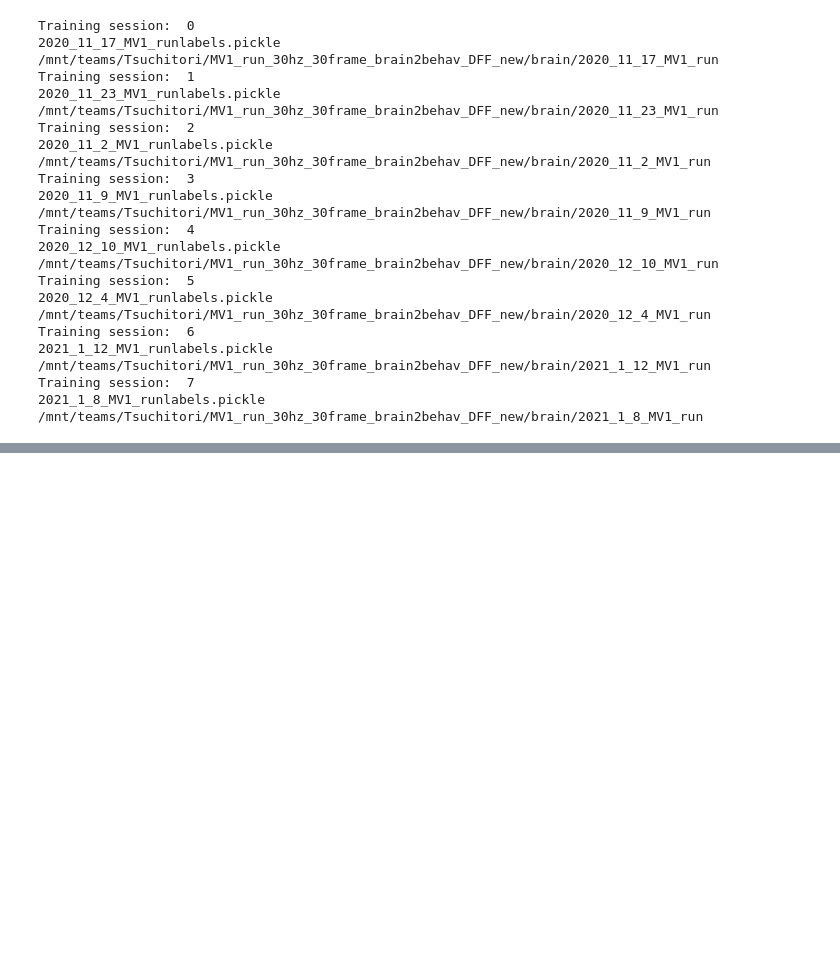
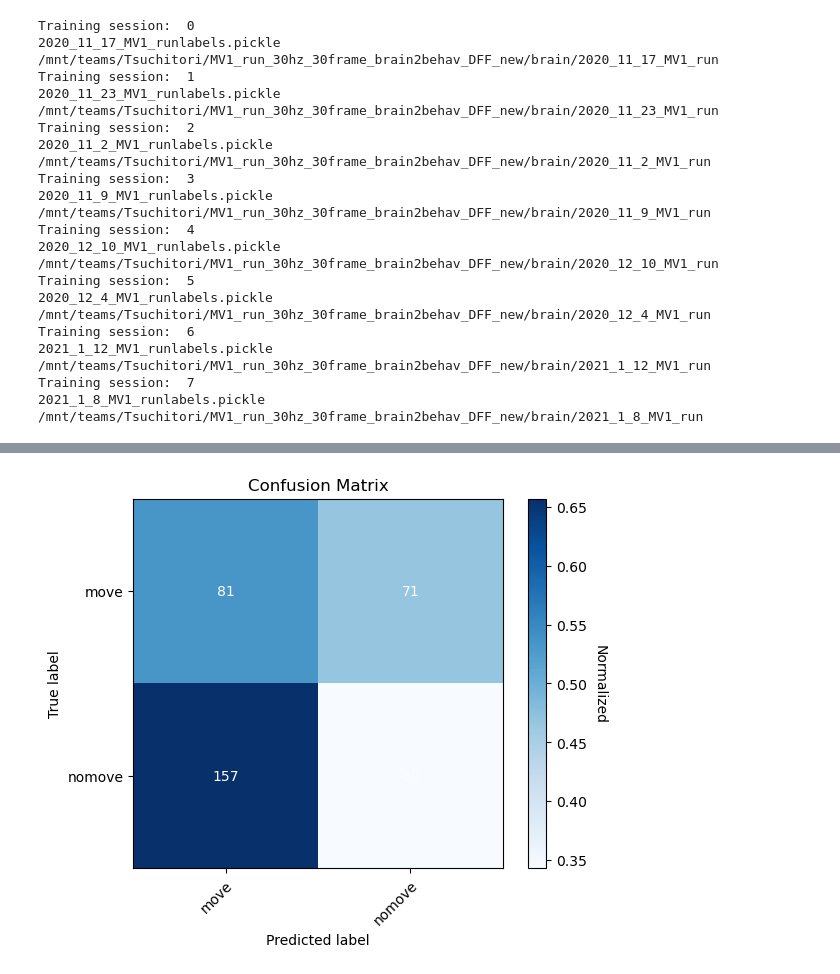
Before and after one commit to Tsuchijo/CEBRA-training, a Jupyter notebook: train_classifier.ipynb, the cells around one changed output, grey strips where cells are left out. Saved outputs shown, nothing was run; the diff lists cells and outputs as text; code cells hidden in the pictures; blank space fills up the shorter version.

```diff
--- a/train_classifier.ipynb
+++ b/train_classifier.ipynb
@@ -278,0 +322,31 @@ plot_confusion_matrix(confusion, ['Still', 'Sniffing', 'Running', 'Grooming'])
+# %%
+true_labels = []
+predicted_labels = []
+for i in range(len(label_paths)):
+    print('Training session: ', i)
+    print (label_paths[i] + ' ' + neural_data_paths[i])
+    labels = {}
+    validation_data, names  = import_data(neural_data_paths[i], lambda x: x, min = 0.15, max = 0.2)
+
+    validation_embeddings = []
+    for vid in validation_data:
+        single_embeddings = generate_CEBRA_embeddings(model_group, vid, i, offset = (2,3))
+        validation_embeddings.append(single_embeddings)
+
+    for name in names:
+        if name.split('_')[0] == 'move':
+            labels[name] = np.array([1,0])
+        else:
+            labels[name] = np.array([0,1])
+
+    for data, names in zip(validation_embeddings, names):
+        # check if the data is labelled
+        if names in labels:
+            # do a forward pass
+            output = classifiers_binary[i](torch.from_numpy(data).float().to('cuda'))
+            true_label = np.argmax(labels[names])
+            vid_label = np.argmax(np.sum(output.cpu().detach().numpy(), axis= 0))
+            ## take the argmax of which class it is
+
+            true_labels.append(true_label)
+            predicted_labels.append(vid_label)
@@ -278,0 +370,5 @@ plot_confusion_matrix(confusion, ['Still', 'Sniffing', 'Running', 'Grooming'])
+# %%
+confusion = confusion_matrix(true_labels, predicted_labels)
+plot_confusion_matrix(confusion, ['move', 'nomove'])
+# %% [output]
+[figure, added]
```
Also changed, not shown: parts of 18 cells of this notebook, 8 other files.
